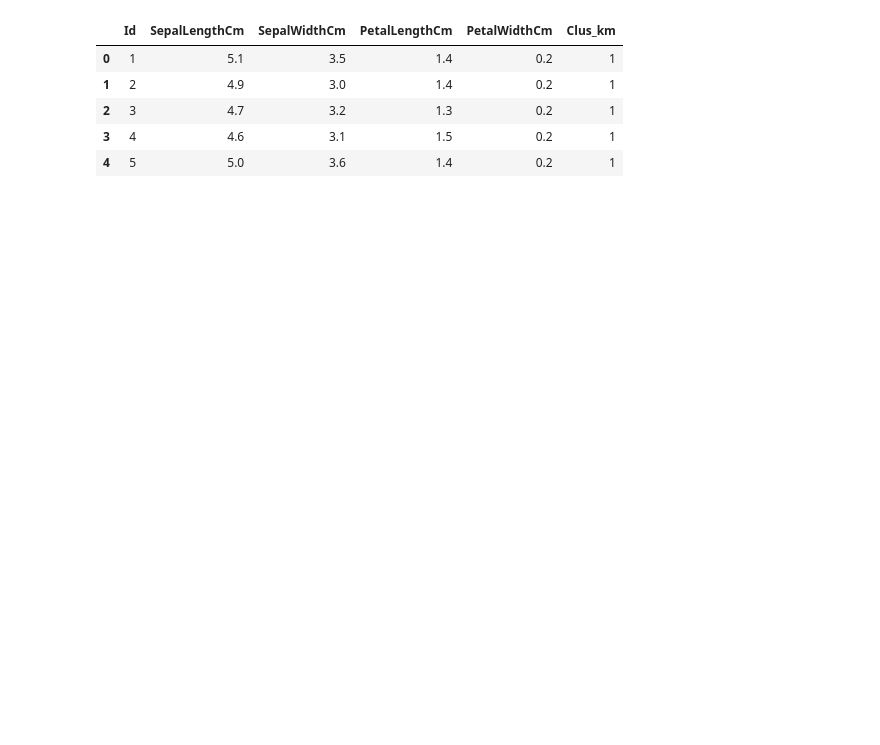
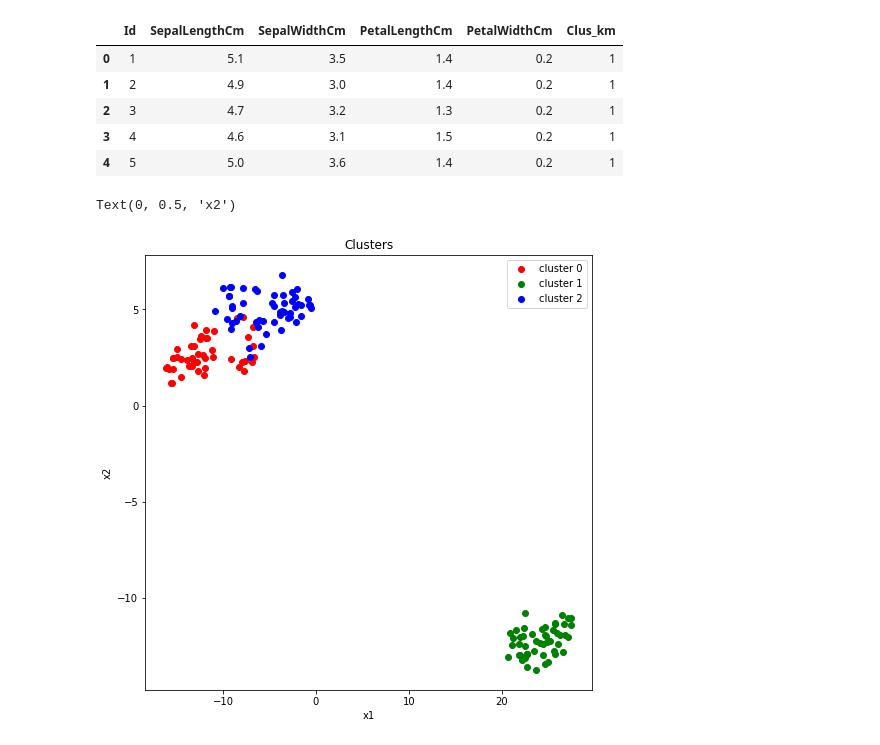
Before and after one commit to segara2410/Computational-intelligence, a Jupyter notebook: kmeans/kmeans_iris.ipynb, the cells around one changed output. Saved outputs shown, nothing was run; the diff lists cells and outputs as text; code cells hidden in the pictures; blank space fills up the shorter version.

```diff
--- a/kmeans/kmeans_iris.ipynb
+++ b/kmeans/kmeans_iris.ipynb
@@ -63,6 +64,32 @@ df.head(5)
 | 2 | 3 | 4.7 | 3.2 | 1.3 | 0.2 | 1 |
 | 3 | 4 | 4.6 | 3.1 | 1.5 | 0.2 | 1 |
 | 4 | 5 | 5.0 | 3.6 | 1.4 | 0.2 | 1 |
+# %%
+from sklearn.manifold import TSNE
+import matplotlib.pyplot as plt
+
+n_clusters = 3
+colors = ['red', 'green', 'blue']
+cluster_labels = list(range(0, n_clusters))
+
+plt.figure(figsize=(8,8))
+
+Xtsne = TSNE(n_components=2).fit_transform(df.iloc[:,1:-1])
+dftsne = pd.DataFrame(Xtsne)
+dftsne['cluster'] = df['Clus_km']
+dftsne.columns = ['x1','x2','cluster']
+
+for color, label in zip(colors, cluster_labels):
+    subset = dftsne[dftsne.cluster == label]
+    plt.scatter(subset.x1, subset.x2, c=color, label='cluster '+str(label))
+
+plt.legend()
+plt.title('Clusters')
+plt.xlabel('x1')
+plt.ylabel('x2')
+# %% [output]
+Text(0, 0.5, 'x2')
+[figure, added]
 # %%
 import matplotlib.cm as cm
 import matplotlib.pyplot as plt
```
Also changed, not shown: parts of 7 cells of this notebook, 1 other file.
